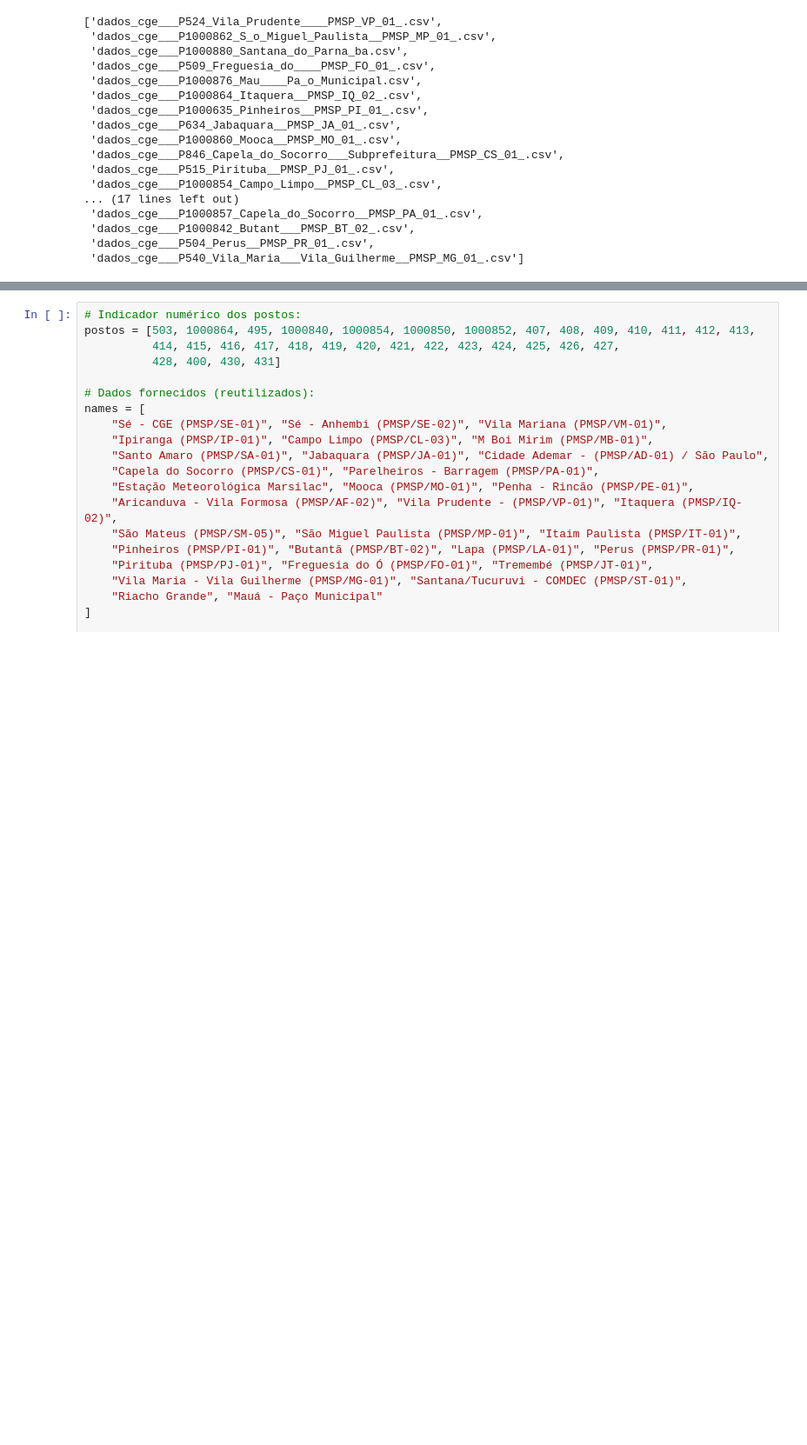
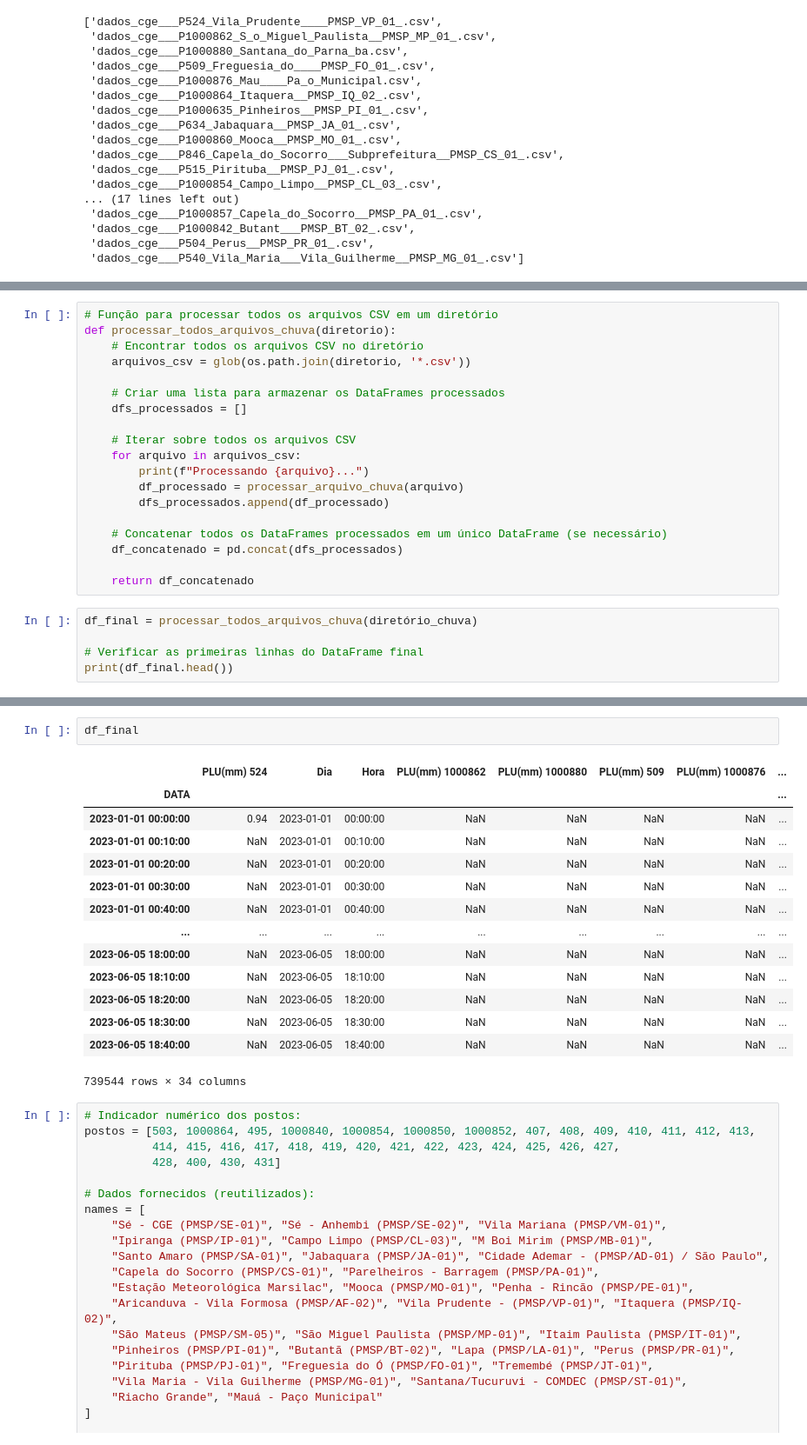
Before and after one commit to marcelof314/SP_urban_flooding, a Jupyter notebook: 06 Simulation package preparation.ipynb, the cells around one changed output, grey strips where cells are left out. Shown at 87% size. Cells and saved outputs as stored; diff of their text form; blank space fills up the shorter version.

Commit message:
Preparando o arquivo de pluviometria para o ano de 2023.
Signed-off-by: Marcelo Fernandes <41390930+marcelof314@users.noreply.github.com>

```diff
--- a/06 Simulation package preparation.ipynb
+++ b/06 Simulation package preparation.ipynb
@@ -419,0 +394,24 @@ memory usage: 146.1+ KB
+# %%
+# Função para processar todos os arquivos CSV em um diretório
+def processar_todos_arquivos_chuva(diretorio):
+    # Encontrar todos os arquivos CSV no diretório
+    arquivos_csv = glob(os.path.join(diretorio, '*.csv'))
+
+    # Criar uma lista para armazenar os DataFrames processados
+    dfs_processados = []
+
+    # Iterar sobre todos os arquivos CSV
+    for arquivo in arquivos_csv:
+        print(f"Processando {arquivo}...")
+        df_processado = processar_arquivo_chuva(arquivo)
+        dfs_processados.append(df_processado)
+
+    # Concatenar todos os DataFrames processados em um único DataFrame (se necessário)
+    df_concatenado = pd.concat(dfs_processados)
+
+    return df_concatenado
+# %%
+df_final = processar_todos_arquivos_chuva(diretório_chuva)
+
+# Verificar as primeiras linhas do DataFrame final
+print(df_final.head())
@@ -420,3 +436,20 @@ memory usage: 146.1+ KB
+# %%
+df_final
+# %% [output]
+|  | PLU(mm) 524 | Dia | Hora | PLU(mm) 1000862 | PLU(mm) 1000880 | PLU(mm) 509 | PLU(mm) 1000876 | ... |
+| DATA |  |  |  |  |  |  |  | ... |
+| 2023-01-01 00:00:00 | 0.94 | 2023-01-01 | 00:00:00 | NaN | NaN | NaN | NaN | ... |
+| 2023-01-01 00:10:00 | NaN | 2023-01-01 | 00:10:00 | NaN | NaN | NaN | NaN | ... |
+| 2023-01-01 00:20:00 | NaN | 2023-01-01 | 00:20:00 | NaN | NaN | NaN | NaN | ... |
+| 2023-01-01 00:30:00 | NaN | 2023-01-01 | 00:30:00 | NaN | NaN | NaN | NaN | ... |
+| 2023-01-01 00:40:00 | NaN | 2023-01-01 | 00:40:00 | NaN | NaN | NaN | NaN | ... |
+| ... | ... | ... | ... | ... | ... | ... | ... | ... |
+| 2023-06-05 18:00:00 | NaN | 2023-06-05 | 18:00:00 | NaN | NaN | NaN | NaN | ... |
+| 2023-06-05 18:10:00 | NaN | 2023-06-05 | 18:10:00 | NaN | NaN | NaN | NaN | ... |
+| 2023-06-05 18:20:00 | NaN | 2023-06-05 | 18:20:00 | NaN | NaN | NaN | NaN | ... |
+| 2023-06-05 18:30:00 | NaN | 2023-06-05 | 18:30:00 | NaN | NaN | NaN | NaN | ... |
+| 2023-06-05 18:40:00 | NaN | 2023-06-05 | 18:40:00 | NaN | NaN | NaN | NaN | ... |
+739544 rows × 34 columns
 # %%
 # Indicador numérico dos postos:
 postos = [503, 1000864, 495, 1000840, 1000854, 1000850, 1000852, 407, 408, 409, 410, 411, 412, 413,
```
Also changed, not shown: parts of 10 cells of this notebook.
